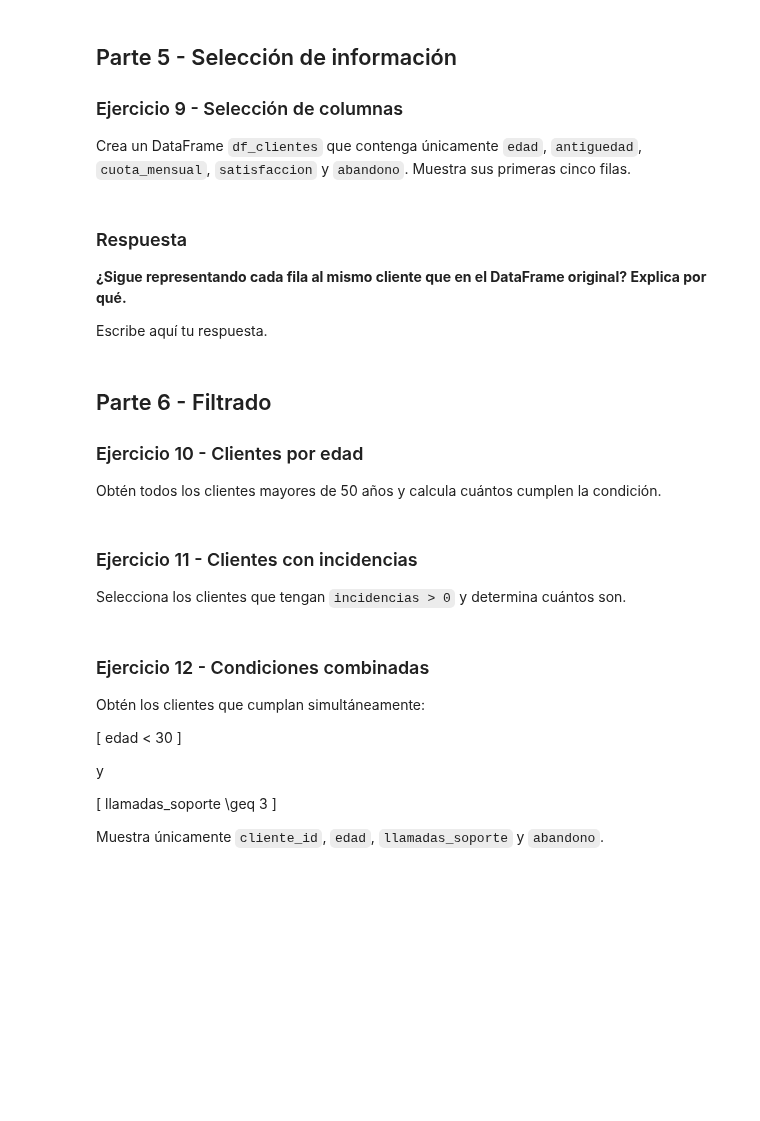
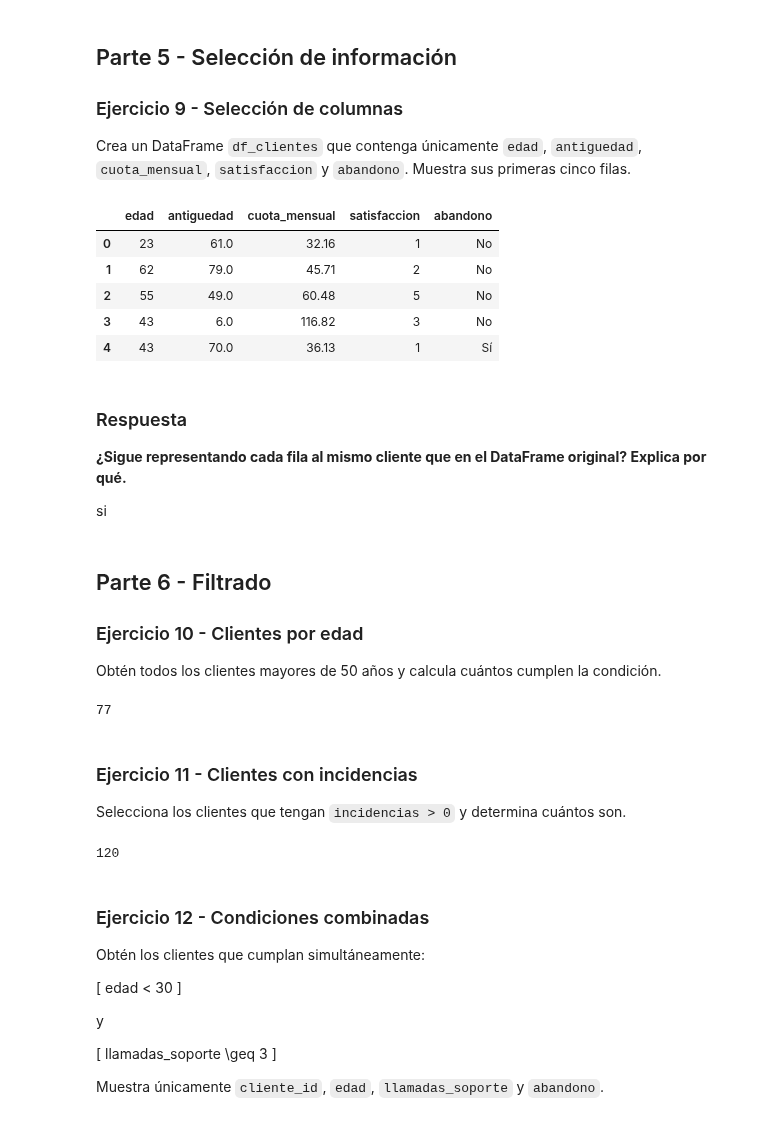
Before and after one commit to mmartinezvaras/s_aprendizaje, a Jupyter notebook: Practica_03.ipynb, the cells around one changed output. Cells and saved outputs as stored; diff of their text form; code cells hidden in the pictures; blank space fills up the shorter version.

```diff
--- a/Practica_03.ipynb
+++ b/Practica_03.ipynb
@@ -218,15 +267,22 @@ Escribe aquí tu respuesta.
 Crea un DataFrame `df_clientes` que contenga únicamente `edad`, `antiguedad`, `cuota_mensual`, `satisfaccion` y `abandono`. Muestra sus primeras cinco filas.
 # %%
 # TODO: crea df_clientes
-
-
+df_clientes = df[["edad","antiguedad","cuota_mensual","satisfaccion","abandono"]]
 # TODO: muestra las primeras cinco filas
+df_clientes.head()
+# %% [output]
+|  | edad | antiguedad | cuota_mensual | satisfaccion | abandono |
+| 0 | 23 | 61.0 | 32.16 | 1 | No |
+| 1 | 62 | 79.0 | 45.71 | 2 | No |
+| 2 | 55 | 49.0 | 60.48 | 5 | No |
+| 3 | 43 | 6.0 | 116.82 | 3 | No |
+| 4 | 43 | 70.0 | 36.13 | 1 | Sí |
 # %% [markdown]
 ### Respuesta
 
 **¿Sigue representando cada fila al mismo cliente que en el DataFrame original? Explica por qué.**
 
-Escribe aquí tu respuesta.
+si
 # %% [markdown]
 ## Parte 6 - Filtrado
 
@@ -235,18 +291,26 @@ Escribe aquí tu respuesta.
 Obtén todos los clientes mayores de 50 años y calcula cuántos cumplen la condición.
 # %%
 # TODO: filtra los clientes mayores de 50 años
-
+df_mayores_50 = df.query("edad > 50")
 
 # TODO: calcula cuántos son
+df_mayores_50 = df.query("edad > 50").shape[0]
+print(df_mayores_50)
+# %% [output]
+77
 # %% [markdown]
 ### Ejercicio 11 - Clientes con incidencias
 
 Selecciona los clientes que tengan `incidencias > 0` y determina cuántos son.
 # %%
 # TODO: filtra los clientes con incidencias
-
+df_incidencias = df.query("incidencias > 0")
 
 # TODO: calcula cuántos son
+df_incidencias = df.query("incidencias > 0").shape[0]
+print(df_incidencias)
+# %% [output]
+120
 # %% [markdown]
 ### Ejercicio 12 - Condiciones combinadas
 
```
Also changed, not shown: parts of 12 cells of this notebook.
